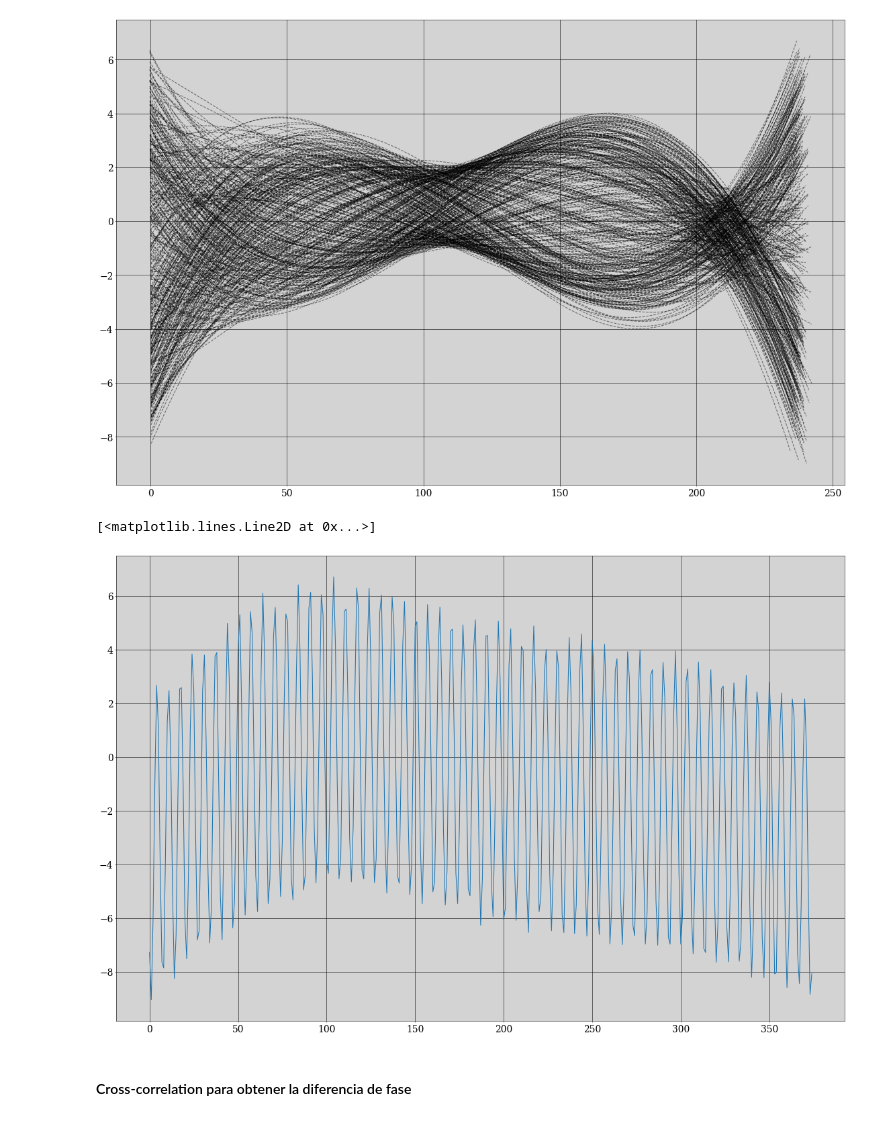
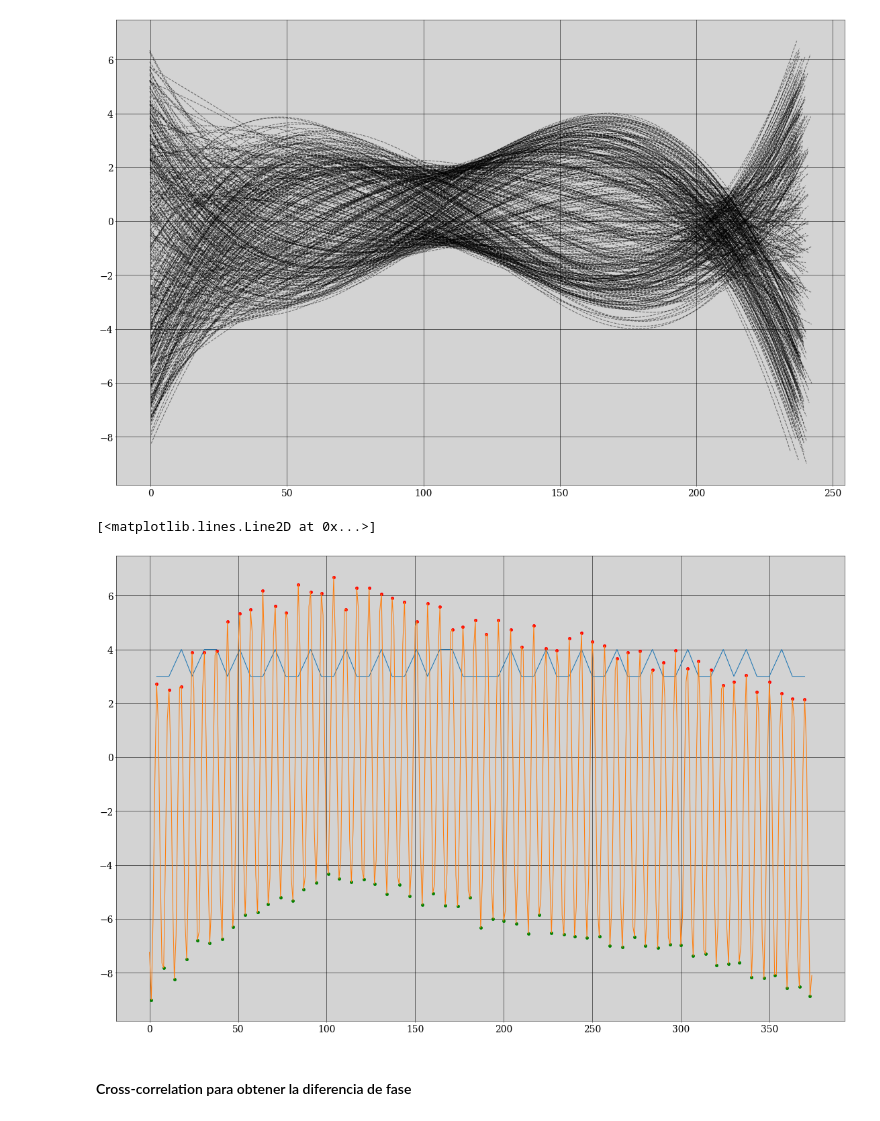
Before and after one commit to gardianc/Nado-ondulatorio, a Jupyter notebook: tracking.ipynb, the cells around one changed output. Saved outputs shown, nothing was run; the diff lists cells and outputs as text; code cells hidden in the pictures.

```diff
--- a/tracking.ipynb
+++ b/tracking.ipynb
@@ -432,12 +432,21 @@ plt.xlim(0,250)
 print()
 # %% [output]
 [figure]
-# %%
-tail_amplitude = [tail[1][-1] - np.mean(tail[1]) for tail in rotated_tails]
-plt.plot(tail_amplitude)
-# %% [output]
-[<matplotlib.lines.Line2D at 0x...>]
-[figure, removed]
+# %%
+from scipy.signal import find_peaks
+tail_amplitude = np.array([tail[1][-1] for tail in rotated_tails])
+peaks_max, _ = find_peaks(tail_amplitude)
+peaks_min, _ = find_peaks(-tail_amplitude)
+
+amplitude = np.array([ MM-mm for mm,MM in zip(peaks_min,peaks_max) ])
+
+plt.plot(np.arange(len(tail_amplitude))[peaks_max], amplitude)
+plt.plot(np.arange(len(tail_amplitude))[peaks_min],tail_amplitude[peaks_min],'o',color='g')
+plt.plot(np.arange(len(tail_amplitude))[peaks_max],tail_amplitude[peaks_max],'o',color='r')
+plt.plot(tail_amplitude)
+# %% [output]
+[<matplotlib.lines.Line2D at 0x...>]
+[figure, added]
 # %%
 tail_amplitude = np.zeros(len(t_tail))
 head_amplitude = np.zeros(len(t_tail))
```
